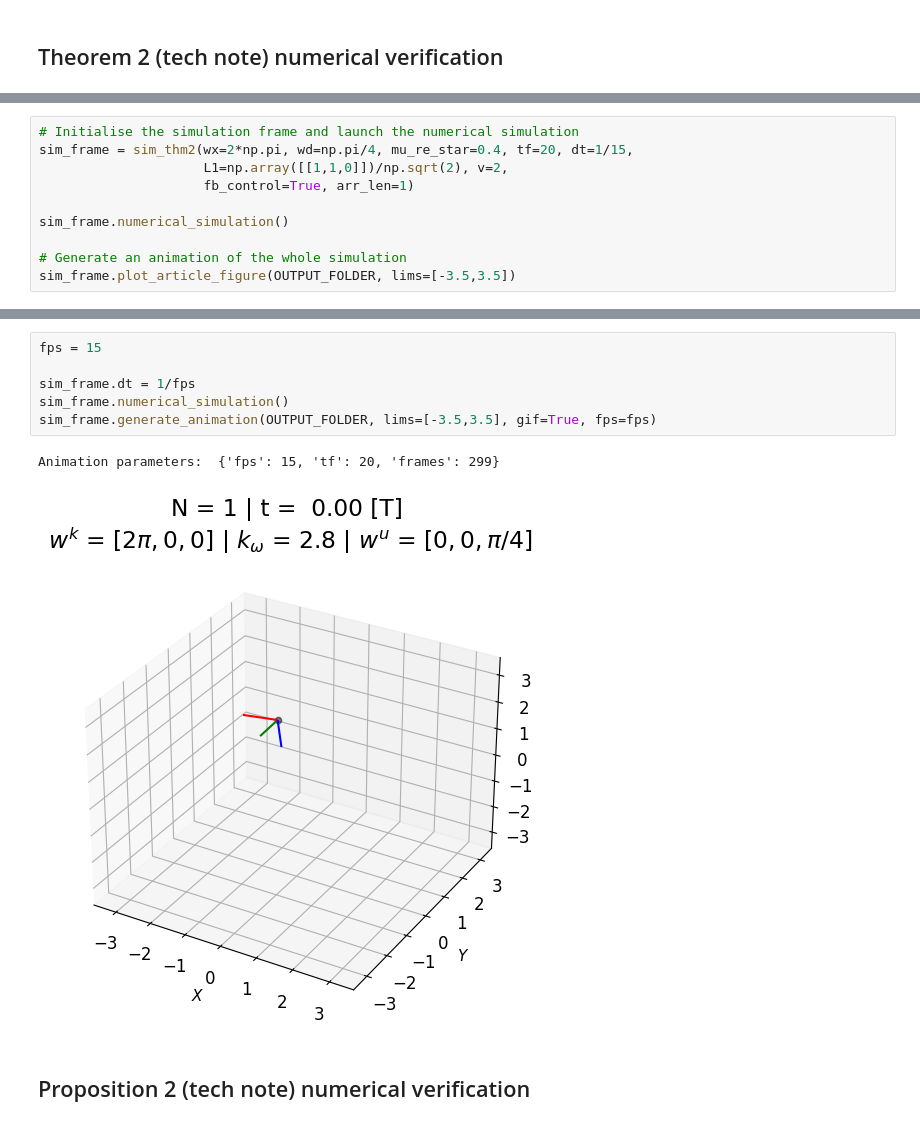
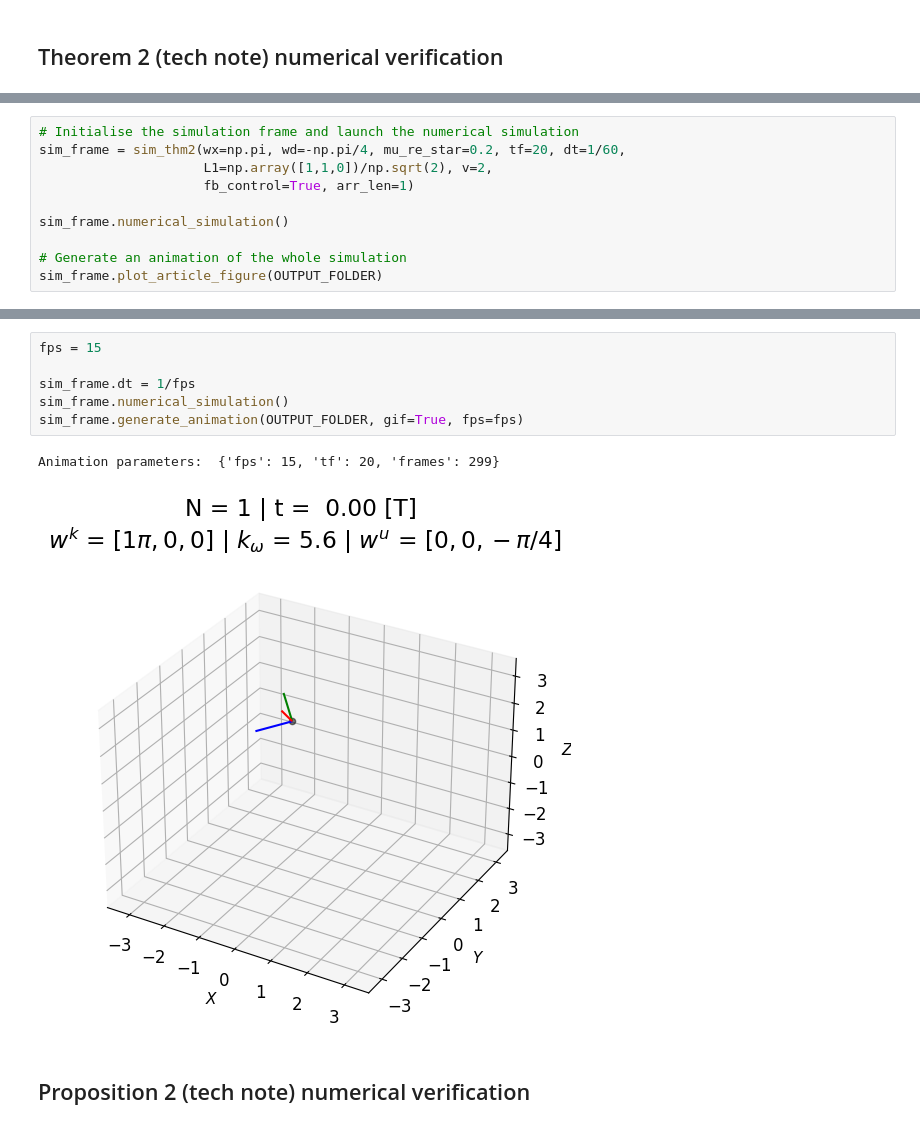
Before and after one commit to jesusBV20/source_seeking_3D, a Jupyter notebook: _simple_heading_control.ipynb, the cells around one changed output, grey strips where cells are left out. Cells and saved outputs as stored; diff of their text form.

```diff
--- a/_simple_heading_control.ipynb
+++ b/_simple_heading_control.ipynb
@@ -143,11 +143,11 @@ sim_frame.plot_article_figure(lims=[-3.5,3.5])
 # %%
 # Initialise the simulation frame and launch the numerical simulation
-sim_frame = sim_thm2(wx=2*np.pi, wd=np.pi/4, mu_re_star=0.4, tf=20, dt=1/15,
-                     L1=np.array([[1,1,0]])/np.sqrt(2), v=2,
+sim_frame = sim_thm2(wx=np.pi, wd=-np.pi/4, mu_re_star=0.2, tf=20, dt=1/60,
+                     L1=np.array([1,1,0])/np.sqrt(2), v=2,
                      fb_control=True, arr_len=1)
 
 sim_frame.numerical_simulation()
 
 # Generate an animation of the whole simulation
-sim_frame.plot_article_figure(OUTPUT_FOLDER, lims=[-3.5,3.5])
+sim_frame.plot_article_figure(OUTPUT_FOLDER)
 # %% [output]
@@ -155,12 +155,12 @@ sim_frame.plot_article_figure(OUTPUT_FOLDER, lims=[-3.5,3.5])
 # %%
 fps = 15
 
 sim_frame.dt = 1/fps
 sim_frame.numerical_simulation()
-sim_frame.generate_animation(OUTPUT_FOLDER, lims=[-3.5,3.5], gif=True, fps=fps)
+sim_frame.generate_animation(OUTPUT_FOLDER, gif=True, fps=fps)
 # %% [output]
 Animation parameters:  {'fps': 15, 'tf': 20, 'frames': 299}
-[figure, old version]
+[figure, new version]
 # %% [markdown]
 ## Proposition 2 (tech note) numerical verification
 # %%
```
Also changed, not shown: parts of 18 cells of this notebook, 5 other files.
